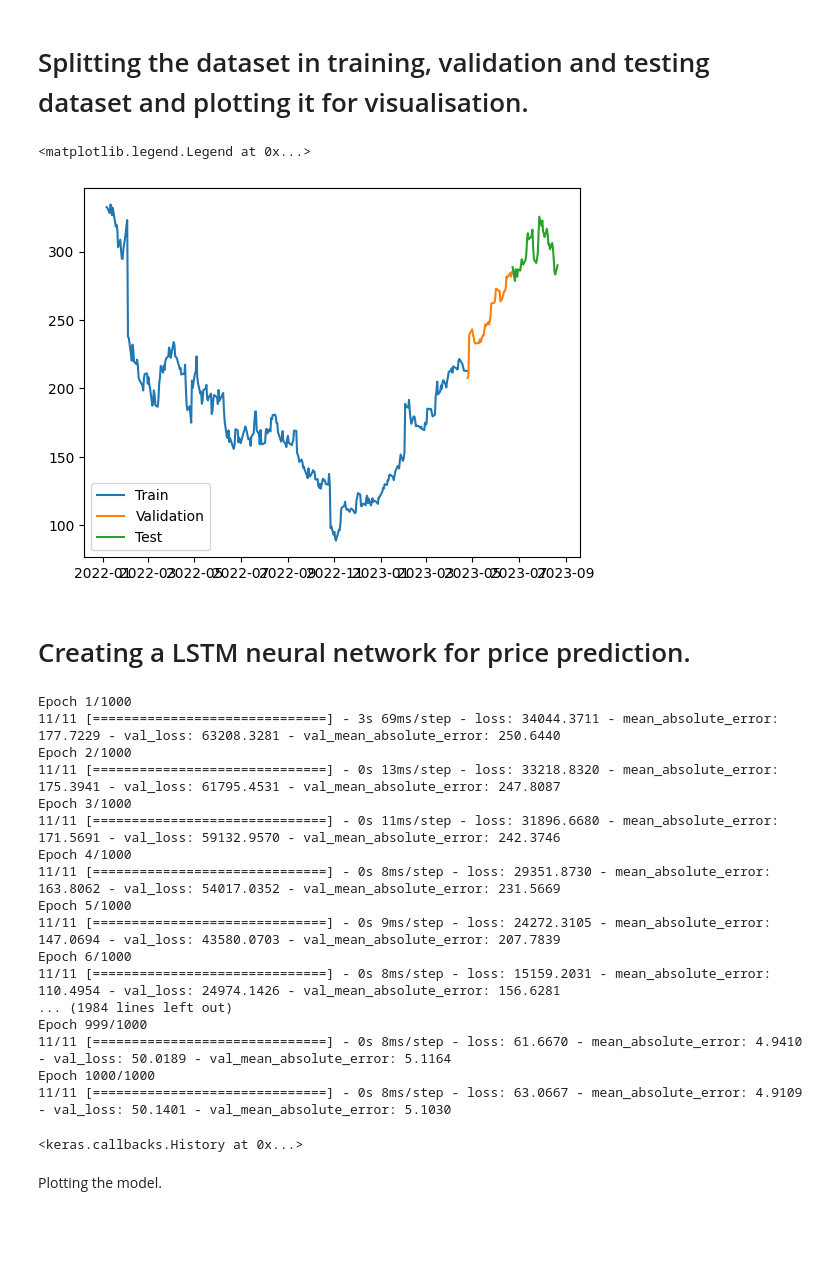
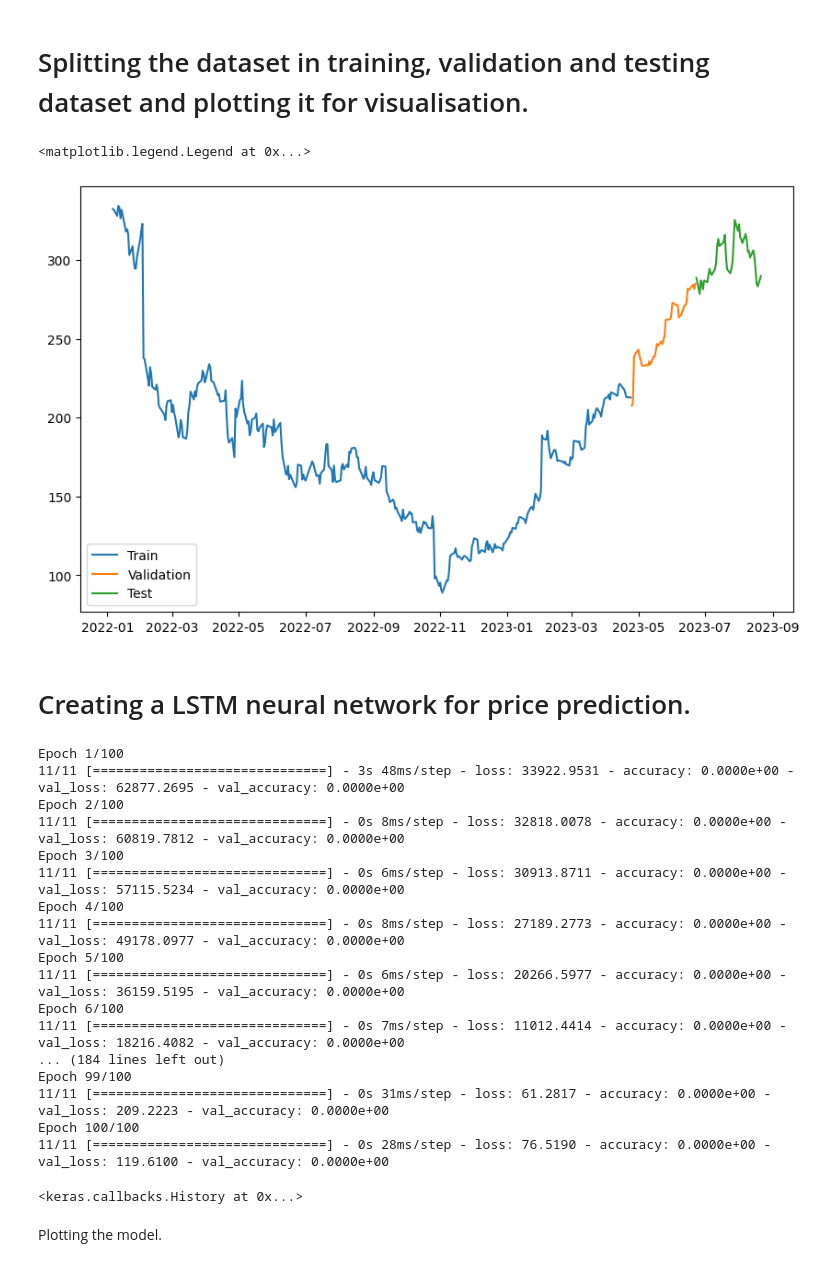
Before and after one commit to Lakshaykumarr28/stocks-price-predictor, a Jupyter notebook: stocks_price_predictor.ipynb, the cells around one changed output. Drawn from its saved outputs; the diff is of its cells as text; code cells hidden in the pictures; blank space fills up the shorter version.

```diff
--- a/stocks_price_predictor.ipynb
+++ b/stocks_price_predictor.ipynb
@@ -233,20 +295,21 @@ dates.shape, X.shape, y.shape
 # %%
 q_80 = int(len(dates) * .8)
 q_90 = int(len(dates) * .9)
 
 dates_train, X_train, y_train = dates[:q_80], X[:q_80], y[:q_80]
 
 dates_val, X_val, y_val = dates[q_80:q_90], X[q_80:q_90], y[q_80:q_90]
 dates_test, X_test, y_test = dates[q_90:], X[q_90:], y[q_90:]
 
+plt.figure(figsize = (10,6))
 plt.plot(dates_train, y_train)
 plt.plot(dates_val, y_val)
 plt.plot(dates_test, y_test)
 
 plt.legend(['Train', 'Validation', 'Test'])
 # %% [output]
 <matplotlib.legend.Legend at 0x...>
-[figure, old version]
+[figure, new version]
 # %% [markdown]
 # Creating a LSTM neural network for price prediction.
 # %%
@@ -258,27 +321,27 @@ model = Sequential([layers.Input((3, 1)),
 
 model.compile(loss='mse',
               optimizer=Adam(learning_rate=0.001),
-              metrics=['mean_absolute_error'])
+              metrics=['accuracy'])
 
-model.fit(X_train, y_train, validation_data=(X_val, y_val), epochs=1000)
+model.fit(X_train, y_train, validation_data=(X_val, y_val), epochs=100)
 # %% [output]
-Epoch 1/1000
-11/11 [==============================] - 3s 69ms/step - loss: 34044.3711 - mean_absolute_error: 177.7229 - val_loss: 63208.3281 - val_mean_absolute_error: 250.6440
-Epoch 2/1000
-11/11 [==============================] - 0s 13ms/step - loss: 33218.8320 - mean_absolute_error: 175.3941 - val_loss: 61795.4531 - val_mean_absolute_error: 247.8087
-Epoch 3/1000
-11/11 [==============================] - 0s 11ms/step - loss: 31896.6680 - mean_absolute_error: 171.5691 - val_loss: 59132.9570 - val_mean_absolute_error: 242.3746
-Epoch 4/1000
-11/11 [==============================] - 0s 8ms/step - loss: 29351.8730 - mean_absolute_error: 163.8062 - val_loss: 54017.0352 - val_mean_absolute_error: 231.5669
-Epoch 5/1000
-11/11 [==============================] - 0s 9ms/step - loss: 24272.3105 - mean_absolute_error: 147.0694 - val_loss: 43580.0703 - val_mean_absolute_error: 207.7839
-Epoch 6/1000
-11/11 [==============================] - 0s 8ms/step - loss: 15159.2031 - mean_absolute_error: 110.4954 - val_loss: 24974.1426 - val_mean_absolute_error: 156.6281
-... (1984 lines left out)
-Epoch 999/1000
-11/11 [==============================] - 0s 8ms/step - loss: 61.6670 - mean_absolute_error: 4.9410 - val_loss: 50.0189 - val_mean_absolute_error: 5.1164
-Epoch 1000/1000
-11/11 [==============================] - 0s 8ms/step - loss: 63.0667 - mean_absolute_error: 4.9109 - val_loss: 50.1401 - val_mean_absolute_error: 5.1030
+Epoch 1/100
+11/11 [==============================] - 3s 48ms/step - loss: 33922.9531 - accuracy: 0.0000e+00 - val_loss: 62877.2695 - val_accuracy: 0.0000e+00
+Epoch 2/100
+11/11 [==============================] - 0s 8ms/step - loss: 32818.0078 - accuracy: 0.0000e+00 - val_loss: 60819.7812 - val_accuracy: 0.0000e+00
+Epoch 3/100
+11/11 [==============================] - 0s 6ms/step - loss: 30913.8711 - accuracy: 0.0000e+00 - val_loss: 57115.5234 - val_accuracy: 0.0000e+00
+Epoch 4/100
+11/11 [==============================] - 0s 8ms/step - loss: 27189.2773 - accuracy: 0.0000e+00 - val_loss: 49178.0977 - val_accuracy: 0.0000e+00
+Epoch 5/100
+11/11 [==============================] - 0s 6ms/step - loss: 20266.5977 - accuracy: 0.0000e+00 - val_loss: 36159.5195 - val_accuracy: 0.0000e+00
+Epoch 6/100
+11/11 [==============================] - 0s 7ms/step - loss: 11012.4414 - accuracy: 0.0000e+00 - val_loss: 18216.4082 - val_accuracy: 0.0000e+00
+... (184 lines left out)
+Epoch 99/100
+11/11 [==============================] - 0s 31ms/step - loss: 61.2817 - accuracy: 0.0000e+00 - val_loss: 209.2223 - val_accuracy: 0.0000e+00
+Epoch 100/100
+11/11 [==============================] - 0s 28ms/step - loss: 76.5190 - accuracy: 0.0000e+00 - val_loss: 119.6100 - val_accuracy: 0.0000e+00
 <keras.callbacks.History at 0x...>
 # %% [markdown]
 Plotting the model.
```
Also changed, not shown: parts of 14 cells of this notebook.
